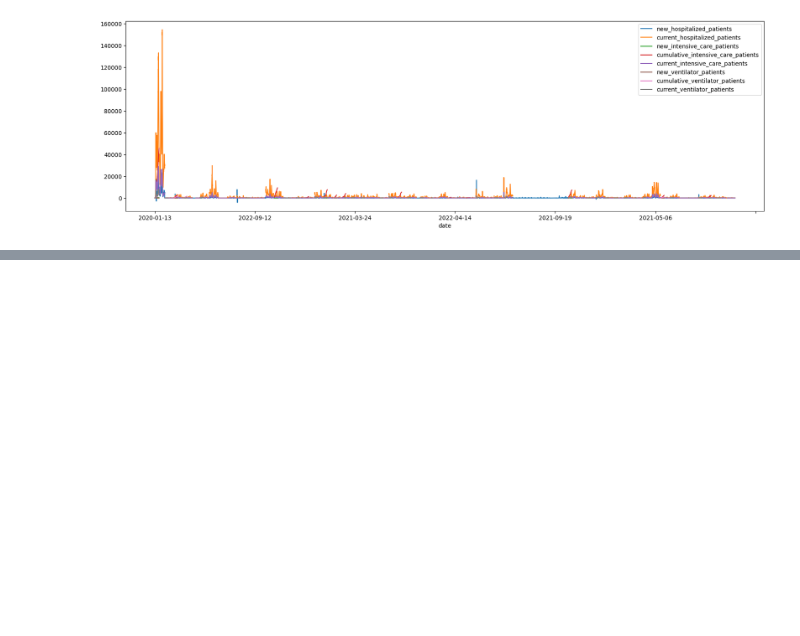
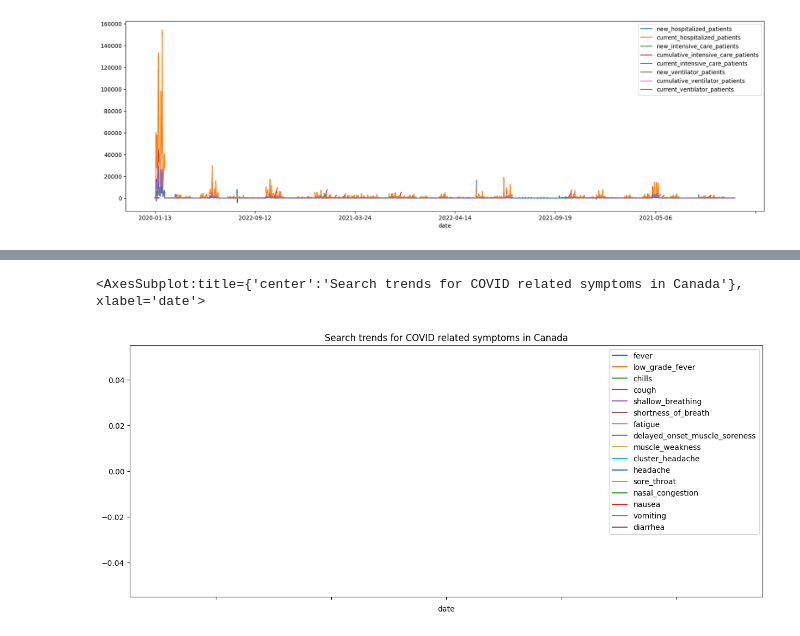
Before and after one commit to TristanKoh/p4ds-project, a Jupyter notebook: tristan-eda.ipynb, the cells around one changed output, grey strips where cells are left out. Cells and saved outputs as stored; diff of their text form; code cells hidden in the pictures; blank space fills up the shorter version.

```diff
--- a/tristan-eda.ipynb
+++ b/tristan-eda.ipynb
@@ -350,0 +491,5 @@ df_hosp.loc[df_hosp["country_name"] == "United States of America"].drop("cumulat
+# %%
+plot_search_trends_country(df_search, "Canada")
+# %% [output]
+<AxesSubplot:title={'center':'Search trends for COVID related symptoms in Canada'}, xlabel='date'>
+[figure, added]
```
Also changed, not shown: parts of 20 cells of this notebook.
